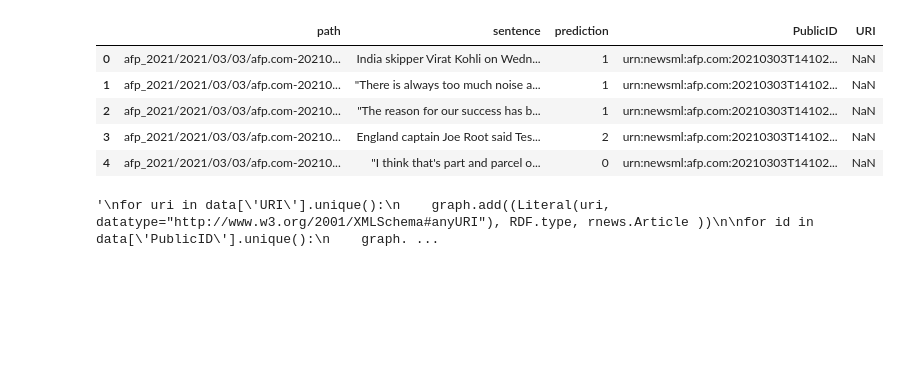
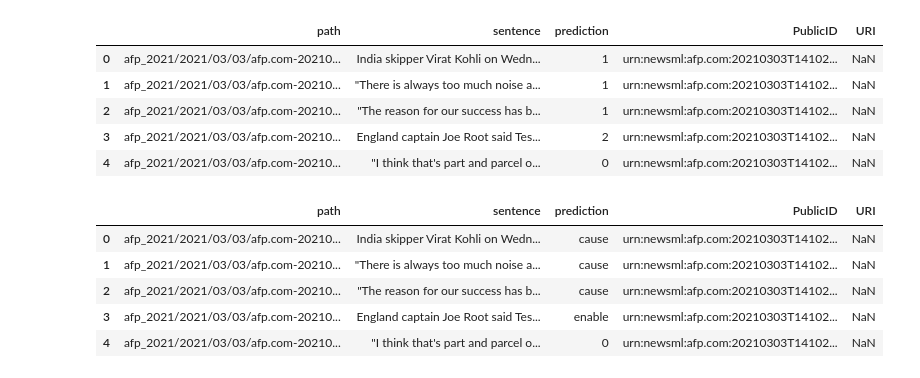
Before and after one commit to ANR-kFLOW/KG2Narrative, a Jupyter notebook: linking_predictions.ipynb, the cells around one changed output. Drawn from its saved outputs; the diff is of its cells as text; code cells hidden in the pictures; blank space fills up the shorter version.

```diff
--- a/linking_predictions.ipynb
+++ b/linking_predictions.ipynb
@@ -38,4 +38,16 @@ data.head()
 | 2 | afp_2021/2021/03/03/afp.com-20210... | "The reason for our success has b... | 1 | urn:newsml:afp.com:20210303T14102... | NaN |
 | 3 | afp_2021/2021/03/03/afp.com-20210... | England captain Joe Root said Tes... | 2 | urn:newsml:afp.com:20210303T14102... | NaN |
 | 4 | afp_2021/2021/03/03/afp.com-20210... | "I think that's part and parcel o... | 0 | urn:newsml:afp.com:20210303T14102... | NaN |
+# %%
+classes = {1: "cause", 2: "enable", 3: "intend", 4: "prevent"} #The classes to replace in the dataframe
+data['prediction'] = data['prediction'].replace(classes)
+del classes
+data.head()
+# %% [output]
+|  | path | sentence | prediction | PublicID | URI |
+| 0 | afp_2021/2021/03/03/afp.com-20210... | India skipper Virat Kohli on Wedn... | cause | urn:newsml:afp.com:20210303T14102... | NaN |
+| 1 | afp_2021/2021/03/03/afp.com-20210... | "There is always too much noise a... | cause | urn:newsml:afp.com:20210303T14102... | NaN |
+| 2 | afp_2021/2021/03/03/afp.com-20210... | "The reason for our success has b... | cause | urn:newsml:afp.com:20210303T14102... | NaN |
+| 3 | afp_2021/2021/03/03/afp.com-20210... | England captain Joe Root said Tes... | enable | urn:newsml:afp.com:20210303T14102... | NaN |
+| 4 | afp_2021/2021/03/03/afp.com-20210... | "I think that's part and parcel o... | 0 | urn:newsml:afp.com:20210303T14102... | NaN |
 # %%
@@ -47,15 +59,25 @@ data = data.dropna() #For now remove the rows which don't have an URI
 from rdflib import Graph, Literal, RDF, URIRef, OWL, Namespace
 
 rnews = Namespace("http://iptc.org/std/rNews/2011-10-07#")
-EX = Namespace("https://example.org/")
+prov = Namespace("http://www.w3.org/ns/prov#")
+nif = Namespace("http://persistence.uni-leipzig.org/nlp2rdf/ontologies/nif-core#")
+faro = Namespace("http://purl.org/faro/")
 
 graph = Graph()
 
-for index, row in data.drop_duplicates().iterrows():
-    graph.add((Literal(row['URI'], datatype="http://www.w3.org/2001/XMLSchema#anyURI"), RDF.type, rnews.Article ))
-    graph.add((Literal(row['URI'], datatype="http://www.w3.org/2001/XMLSchema#anyURI"), rnews.identifier, Literal(row['PublicID'])))
+for index, row in data.iterrows():
+
+    graph.add((Literal(row['URI'], datatype="http://www.w3.org/2001/XMLSchema#anyURI"), RDF.type, rnews.Article )) #Add the URI as article
+    graph.add((Literal(row['URI'], datatype="http://www.w3.org/2001/XMLSchema#anyURI"), rnews.identifier, Literal(row['PublicID']))) #Link the PublicID to the article
+    graph.add((Literal(row['sentence']), prov.wasDerivedFrom, Literal(row['URI'], datatype="http://www.w3.org/2001/XMLSchema#anyURI"))) #Add the sentence as part of the article
+    graph.add((Literal(row['sentence']), RDF.type, nif.Sentence)) #Make the sentence of class 'Sentence'
+    graph.add(((Literal(row['sentence']), nif.category, Literal(row['prediction'])))) #Add the class of the sentence
+
+#0 property?
+faro_classes = {'cause': faro.causes, 'enable': faro.enables, 'intend': faro.intends_to_cause, 'prevent': faro.prevents} #dict of faro definitions
+
+for key, value in faro_classes.items():
+    graph.add((Literal(key), RDF.type, value))
-# %% [output]
-'\nfor uri in data[\'URI\'].unique():\n    graph.add((Literal(uri, datatype="http://www.w3.org/2001/XMLSchema#anyURI"), RDF.type, rnews.Article ))\n\nfor id in data[\'PublicID\'].unique():\n    graph. ...
 # %%
 import networkx as nx
 from rdflib.extras.external_graph_libs import rdflib_to_networkx_multidigraph
```
Also changed, not shown: parts of 2 cells of this notebook.
